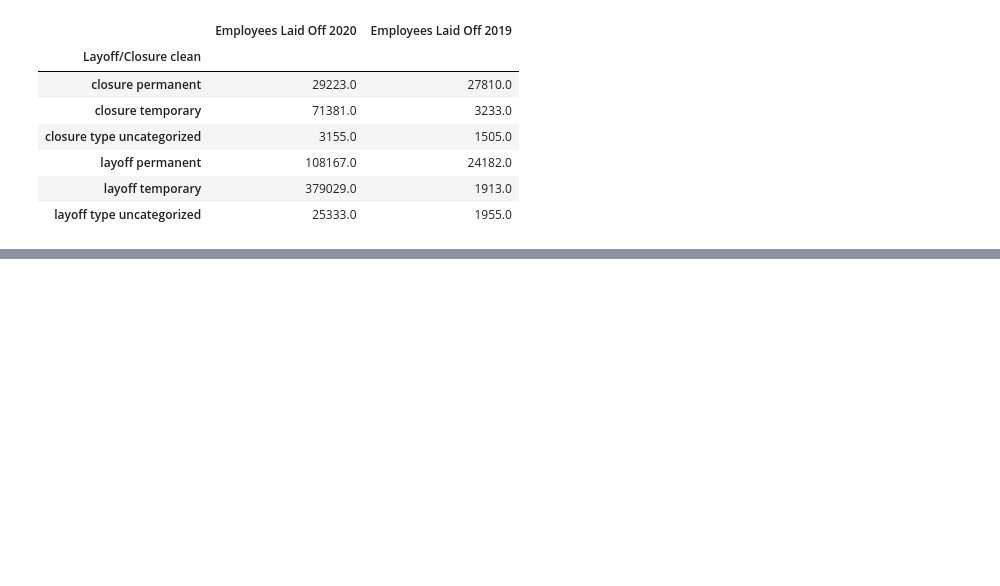
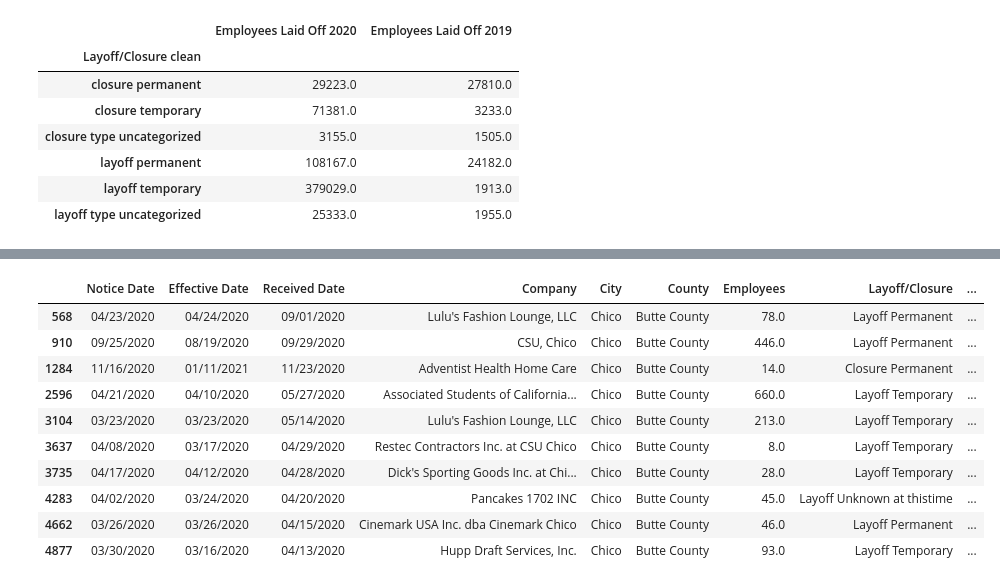
Before and after one commit to biglocalnews/WARN_Cali_analysis, a Jupyter notebook: notebooks/warn_analysis-Copy1.ipynb, the cells around one changed output, grey strips where cells are left out. Cells and saved outputs as stored; diff of their text form; code cells hidden in the pictures; blank space fills up the shorter version.

```diff
--- a/notebooks/warn_analysis-Copy1.ipynb
+++ b/notebooks/warn_analysis-Copy1.ipynb
@@ -259,7 +309,19 @@ santa_cruz_19
 # %%
 ## Looking into Butte County, which had the highest rent burden
 
-butte = cali_2020_info[cali_2020_info['County'] == 'Butte County']
-butte
+butte_20 = cali_2020_info[cali_2020_info['County'] == 'Butte County']
+butte_20
+# %% [output]
+|  | Notice Date | Effective Date | Received Date | Company | City | County | Employees | Layoff/Closure | ... |
+| 568 | 04/23/2020 | 04/24/2020 | 09/01/2020 | Lulu's Fashion Lounge, LLC | Chico | Butte County | 78.0 | Layoff Permanent | ... |
+| 910 | 09/25/2020 | 08/19/2020 | 09/29/2020 | CSU, Chico | Chico | Butte County | 446.0 | Layoff Permanent | ... |
+| 1284 | 11/16/2020 | 01/11/2021 | 11/23/2020 | Adventist Health Home Care | Chico | Butte County | 14.0 | Closure Permanent | ... |
+| 2596 | 04/21/2020 | 04/10/2020 | 05/27/2020 | Associated Students of California... | Chico | Butte County | 660.0 | Layoff Temporary | ... |
+| 3104 | 03/23/2020 | 03/23/2020 | 05/14/2020 | Lulu's Fashion Lounge, LLC | Chico | Butte County | 213.0 | Layoff Temporary | ... |
+| 3637 | 04/08/2020 | 03/17/2020 | 04/29/2020 | Restec Contractors Inc. at CSU Chico | Chico | Butte County | 8.0 | Layoff Temporary | ... |
+| 3735 | 04/17/2020 | 04/12/2020 | 04/28/2020 | Dick's Sporting Goods Inc. at Chi... | Chico | Butte County | 28.0 | Layoff Temporary | ... |
+| 4283 | 04/02/2020 | 03/24/2020 | 04/20/2020 | Pancakes 1702 INC | Chico | Butte County | 45.0 | Layoff Unknown at thistime | ... |
+| 4662 | 03/26/2020 | 03/26/2020 | 04/15/2020 | Cinemark USA Inc. dba Cinemark Chico | Chico | Butte County | 46.0 | Layoff Permanent | ... |
+| 4877 | 03/30/2020 | 03/16/2020 | 04/13/2020 | Hupp Draft Services, Inc. | Chico | Butte County | 93.0 | Layoff Temporary | ... |
 # %%
 butte_19 = cali_2019_info[cali_2019_info['County'] == 'Butte County']
```
Also changed, not shown: parts of 57 cells of this notebook.
